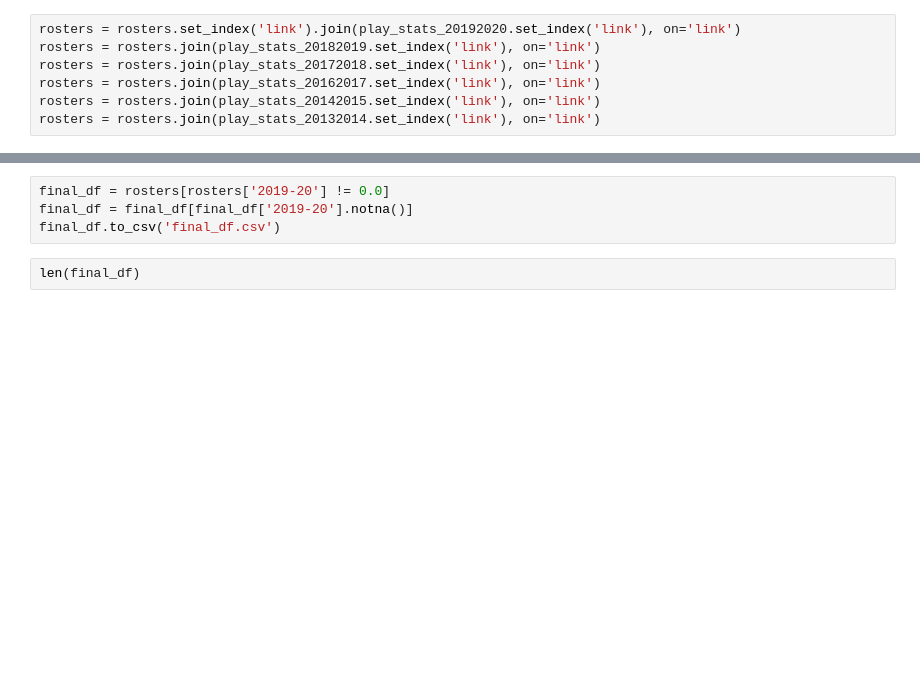
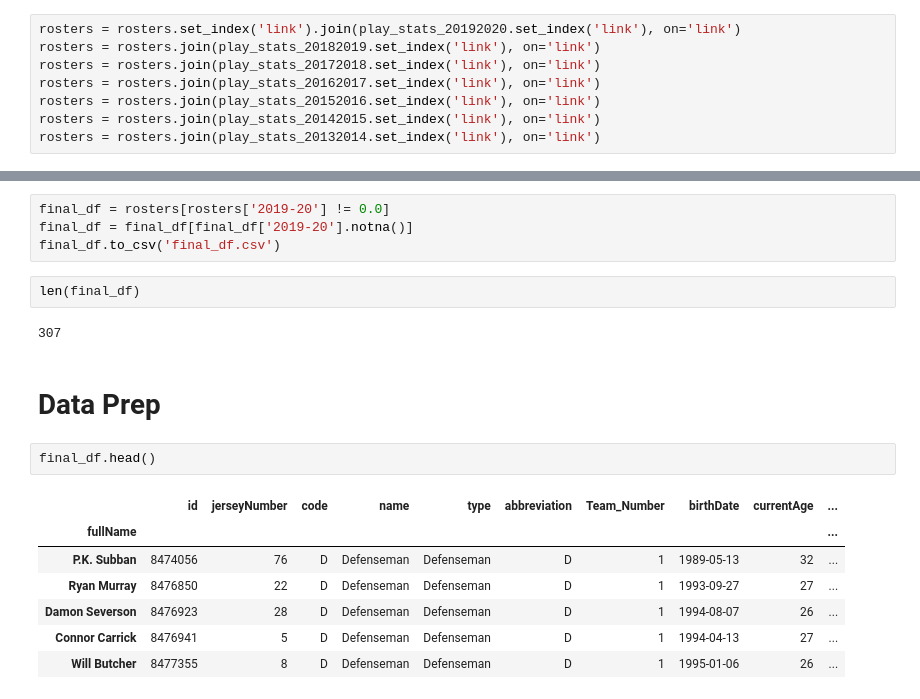
Before and after one commit to kyledufrane/NHL-Salary-Predictions, a Jupyter notebook: nhl_data/sports_data_io.ipynb, the cells around one changed output, grey strips where cells are left out. Saved outputs shown, nothing was run; the diff lists cells and outputs as text; blank space fills up the shorter version.

```diff
--- a/nhl_data/sports_data_io.ipynb
+++ b/nhl_data/sports_data_io.ipynb
@@ -305,6 +307,7 @@ rosters = rosters.set_index('link').join(play_stats_20192020.set_index('link'),
 rosters = rosters.join(play_stats_20182019.set_index('link'), on='link')
 rosters = rosters.join(play_stats_20172018.set_index('link'), on='link')
 rosters = rosters.join(play_stats_20162017.set_index('link'), on='link')
+rosters = rosters.join(play_stats_20152016.set_index('link'), on='link')
 rosters = rosters.join(play_stats_20142015.set_index('link'), on='link')
 rosters = rosters.join(play_stats_20132014.set_index('link'), on='link')
 # %%
@@ -460,3 +498,17 @@ final_df = final_df[final_df['2019-20'].notna()]
 final_df.to_csv('final_df.csv')
 # %%
 len(final_df)
+# %% [output]
+307
+# %% [markdown]
+# Data Prep
+# %%
+final_df.head()
+# %% [output]
+|  | id | jerseyNumber | code | name | type | abbreviation | Team_Number | birthDate | currentAge | ... |
+| fullName |  |  |  |  |  |  |  |  |  | ... |
+| P.K. Subban | 8474056 | 76 | D | Defenseman | Defenseman | D | 1 | 1989-05-13 | 32 | ... |
+| Ryan Murray | 8476850 | 22 | D | Defenseman | Defenseman | D | 1 | 1993-09-27 | 27 | ... |
+| Damon Severson | 8476923 | 28 | D | Defenseman | Defenseman | D | 1 | 1994-08-07 | 26 | ... |
+| Connor Carrick | 8476941 | 5 | D | Defenseman | Defenseman | D | 1 | 1994-04-13 | 27 | ... |
+| Will Butcher | 8477355 | 8 | D | Defenseman | Defenseman | D | 1 | 1995-01-06 | 26 | ... |
```
Also changed, not shown: parts of 7 cells of this notebook, 2 other files.
